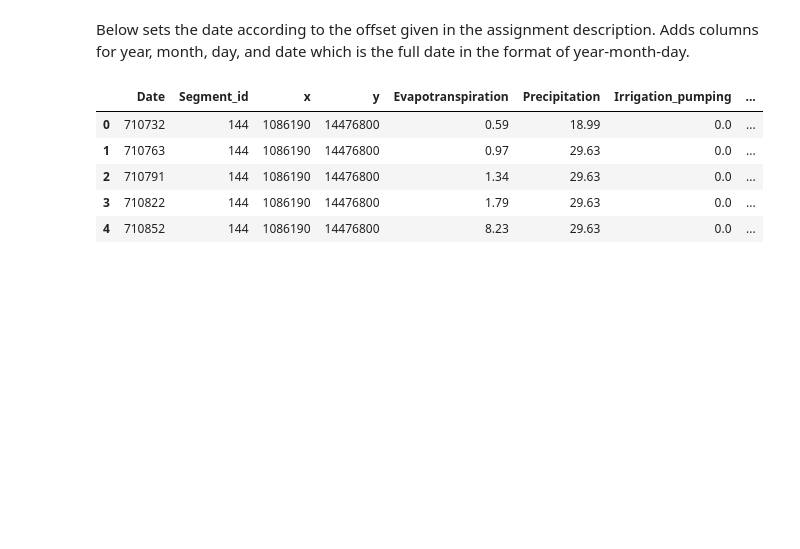
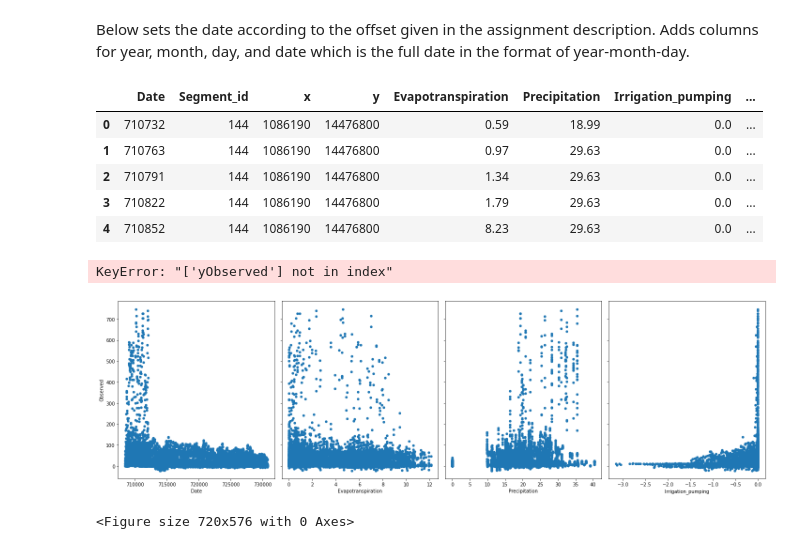
Before and after one commit to Samuel8Gold/cs5830_project6, a Jupyter notebook: project_6.ipynb, the cells around one changed output. Cells and saved outputs as stored; diff of their text form; code cells hidden in the pictures; blank space fills up the shorter version.

Commit message:
Scatter Plots added

```diff
--- a/project_6.ipynb
+++ b/project_6.ipynb
@@ -36,3 +38,22 @@ df.head()
 | 2 | 710791 | 144 | 1086190 | 14476800 | 1.34 | 29.63 | 0.0 | ... |
 | 3 | 710822 | 144 | 1086190 | 14476800 | 1.79 | 29.63 | 0.0 | ... |
 | 4 | 710852 | 144 | 1086190 | 14476800 | 8.23 | 29.63 | 0.0 | ... |
+# %%
+# Visualize the relationship between the features and the response using scatterplots
+fig, axs = plt.subplots(1, 4, sharey=True, figsize=(20, 6))
+df.plot(kind='scatter', x='Date', y='Observed', ax=axs[0])
+df.plot(kind='scatter', x='Evapotranspiration', y='Observed', ax=axs[1])
+df.plot(kind='scatter', x='Precipitation', y='Observed', ax=axs[2])
+df.plot(kind='scatter', x='Irrigation_pumping', y='Observed', ax=axs[3])
+plt.tight_layout()
+
+# Plot the correlation matrix
+plt.figure(figsize=(10, 8))
+correlation_matrix = df[['Segment_id', 'x', 'y''Observed']].corr()
+sns.heatmap(correlation_matrix, annot=True, cmap='coolwarm', fmt=".2f")
+plt.title('Correlation Matrix')
+plt.show()
+# %% [output]
+KeyError: "['yObserved'] not in index"
+[figure, added]
+<Figure size 720x576 with 0 Axes>
```
Also changed, not shown: parts of 1 cell of this notebook.
